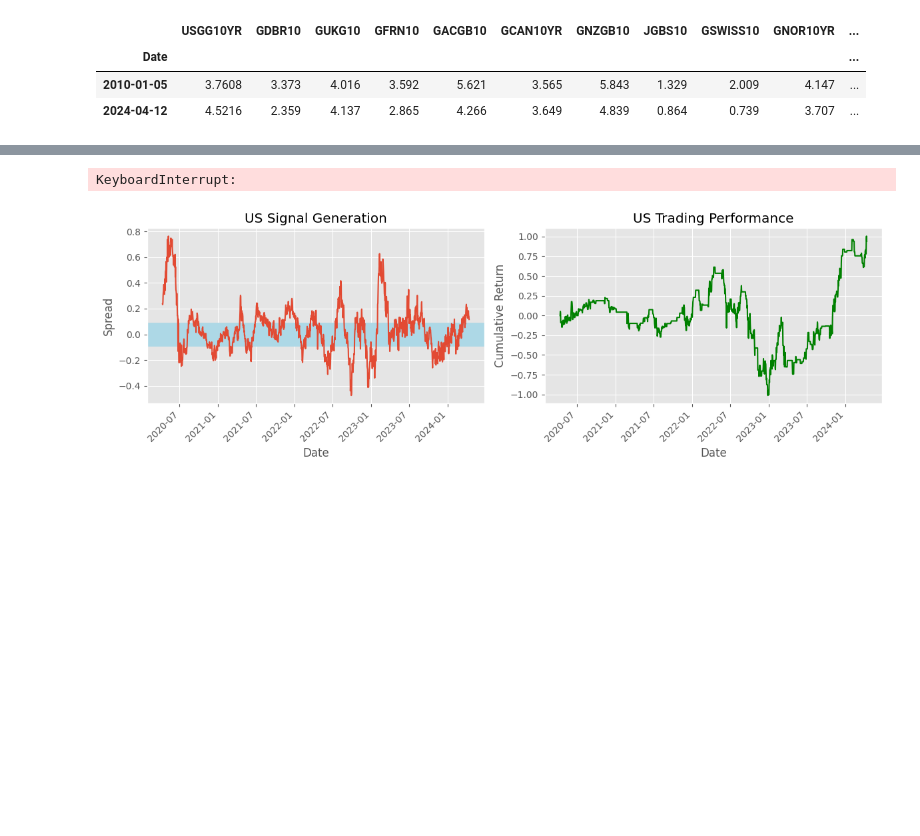
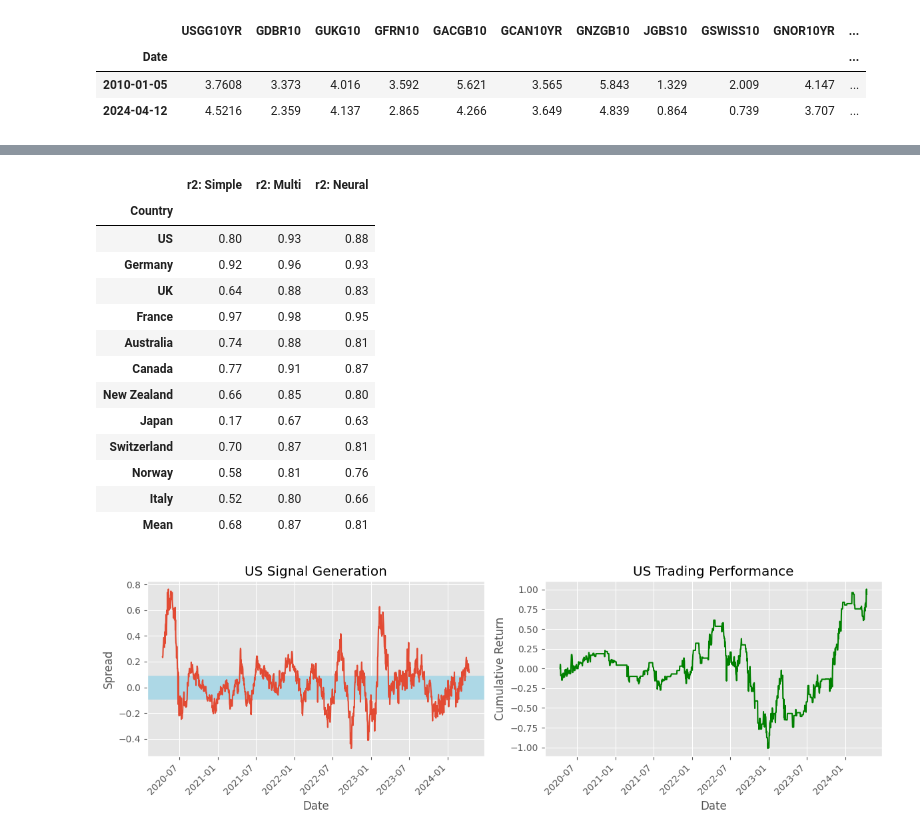
Before and after one commit to danjsabra/G10_RV, a Jupyter notebook: G10_RV.ipynb, the cells around one changed output, grey strips where cells are left out. Cells and saved outputs as stored; diff of their text form; code cells hidden in the pictures; blank space fills up the shorter version.

Commit message:
Sizing of neural network

```diff
--- a/G10_RV.ipynb
+++ b/G10_RV.ipynb
@@ -86,9 +86,9 @@ def predictor(method, target, t):
         training_X = scaler.fit_transform(training_X)
         testing_X = scaler.transform(testing_X)
         model = tf.keras.models.Sequential([
-                tf.keras.layers.Dense(64, activation='relu', input_shape=[training_X.shape[1]]),
+                tf.keras.layers.Dense(training_X.shape[1], activation='relu', input_shape=[training_X.shape[1]]),
                 tf.keras.layers.Dropout(0.3),
-                tf.keras.layers.Dense(32, activation='relu'),
+                tf.keras.layers.Dense(training_X.shape[1] / 2, activation='relu'),
                 tf.keras.layers.Dropout(0.3),
                 tf.keras.layers.Dense(1)
         ])
@@ -140,4 +140,17 @@ Epoch 20/200
-KeyboardInterrupt:
+|  | r2: Simple | r2: Multi | r2: Neural |
+| Country |  |  |  |
+| US | 0.80 | 0.93 | 0.88 |
+| Germany | 0.92 | 0.96 | 0.93 |
+| UK | 0.64 | 0.88 | 0.83 |
+| France | 0.97 | 0.98 | 0.95 |
+| Australia | 0.74 | 0.88 | 0.81 |
+| Canada | 0.77 | 0.91 | 0.87 |
+| New Zealand | 0.66 | 0.85 | 0.80 |
+| Japan | 0.17 | 0.67 | 0.63 |
+| Switzerland | 0.70 | 0.87 | 0.81 |
+| Norway | 0.58 | 0.81 | 0.76 |
+| Italy | 0.52 | 0.80 | 0.66 |
+| Mean | 0.68 | 0.87 | 0.81 |
 # %%
 def trader(target, t, std):
     data = predictor('multi', target, t)[0]
```
Also changed, not shown: parts of 1 cell of this notebook.
